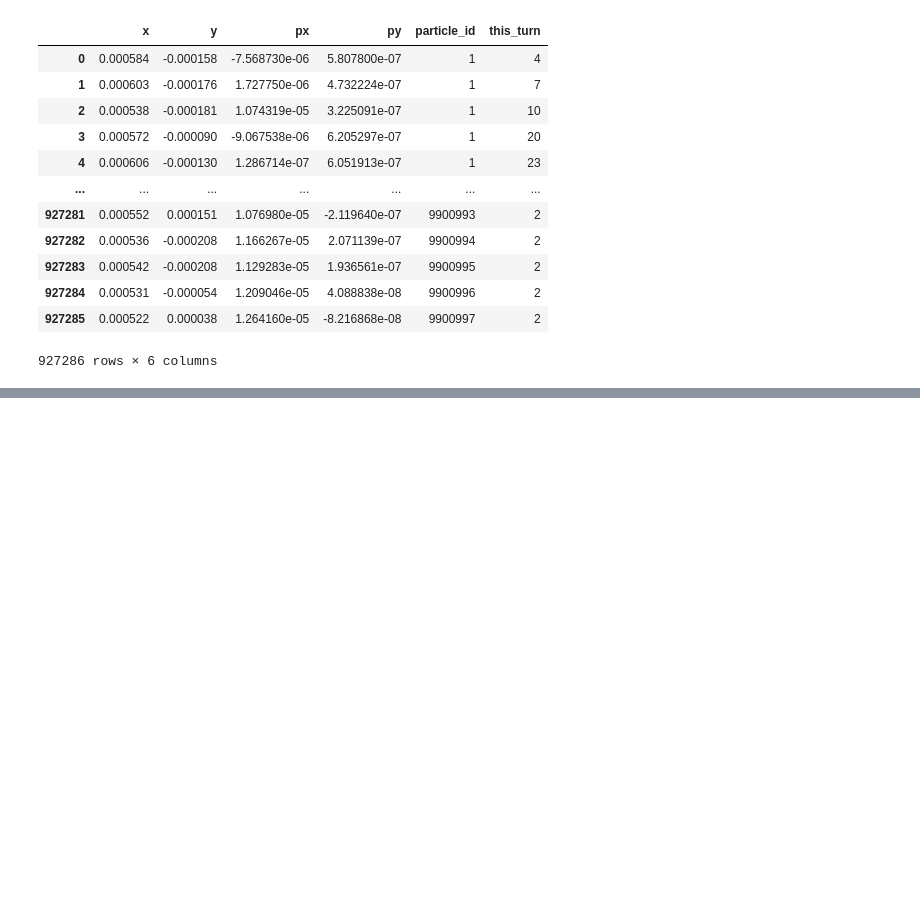
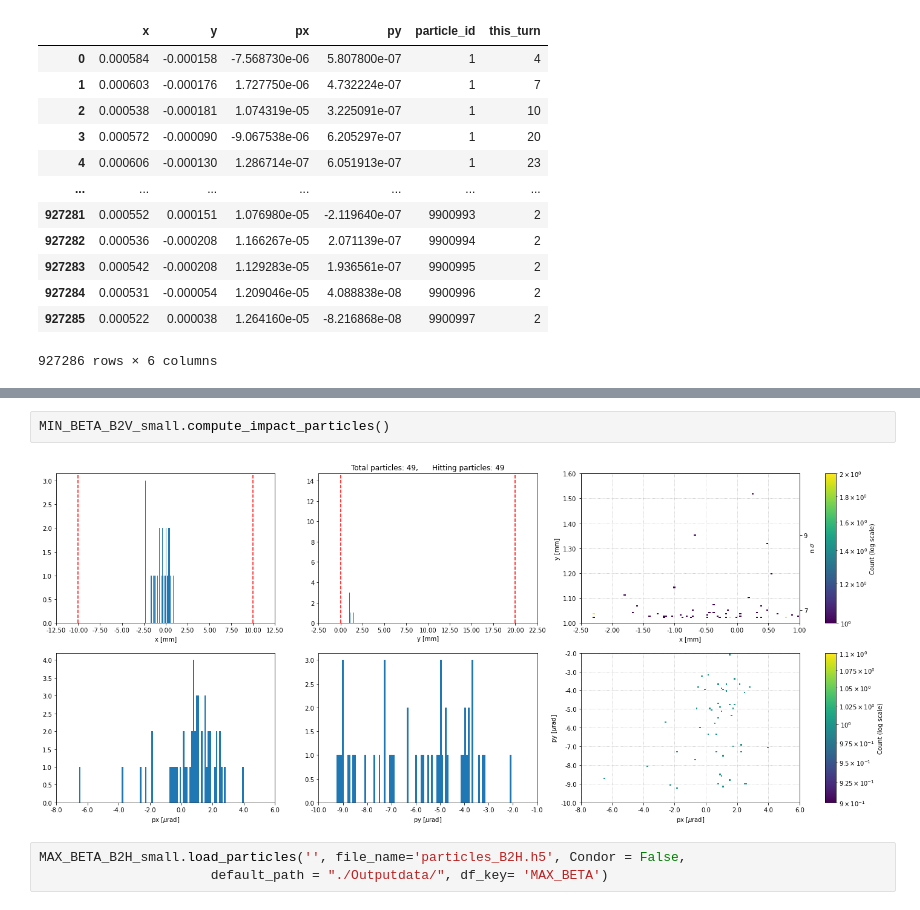
Before and after one commit to chiaramaccani/two_cryst_sim, a Jupyter notebook: GR_sim/GR_ana.ipynb, the cells around one changed output, grey strips where cells are left out. Saved outputs shown, nothing was run; the diff lists cells and outputs as text; blank space fills up the shorter version.

```diff
--- a/GR_sim/GR_ana.ipynb
+++ b/GR_sim/GR_ana.ipynb
@@ -1353,0 +1378,7 @@ df3
+# %%
+MIN_BETA_B2V_small.compute_impact_particles()
+# %% [output]
+[figure, added]
+# %%
+MAX_BETA_B2H_small.load_particles('', file_name='particles_B2H.h5', Condor = False,
+                      default_path = "./Outputdata/", df_key= 'MAX_BETA')
```
Also changed, not shown: parts of 27 cells of this notebook, 7 other files.
